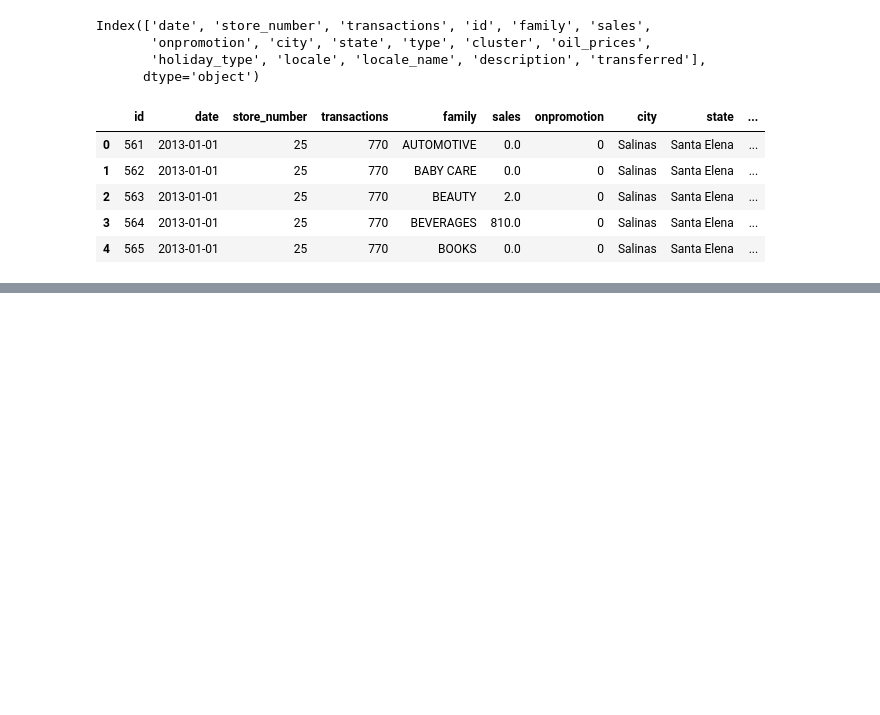
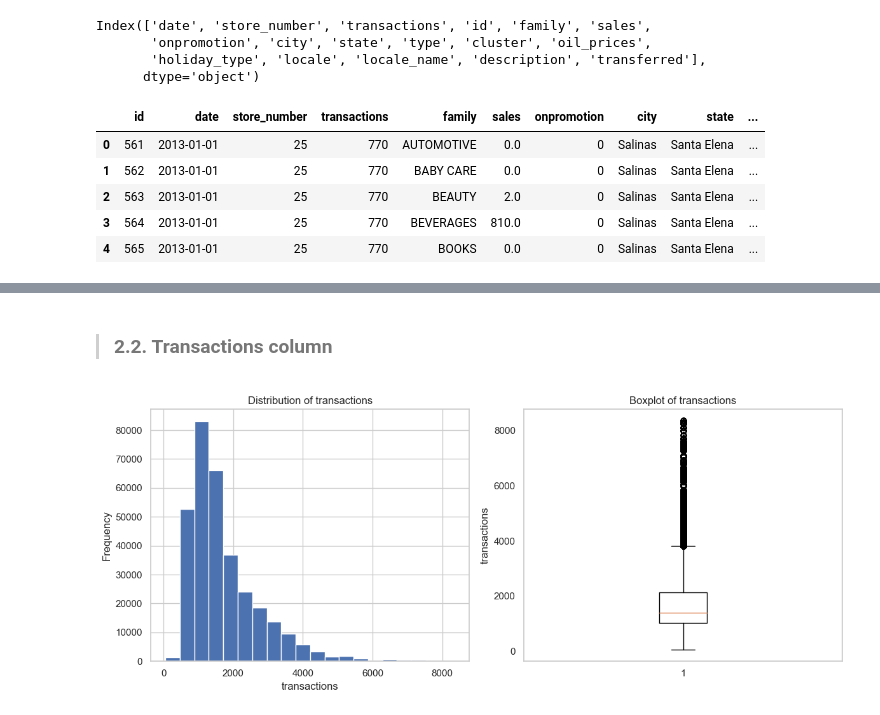
Before and after one commit to aaronayitey/LP3-Time-Series-Analysis, a Jupyter notebook: code.ipynb, the cells around one changed output, grey strips where cells are left out. Drawn from its saved outputs; the diff is of its cells as text; code cells hidden in the pictures; blank space fills up the shorter version.

```diff
--- a/code.ipynb
+++ b/code.ipynb
@@ -223,0 +336,27 @@ salesdata.head()
+# %% [markdown]
+>### **2.2. Transactions column**
+# %%
+# Create a figure and two subplots side by side
+fig, (ax1, ax2) = plt.subplots(1, 2, figsize=(12, 5))
+
+# Plot the histogram on the first subplot (ax1)
+ax1.hist(salesdata['transactions'], bins=20)
+ax1.set_xlabel('transactions')
+ax1.set_ylabel('Frequency')
+ax1.set_title('Distribution of transactions')
+plt.grid(False)
+
+
+# Plot the boxplot on the second subplot (ax2)
+ax2.boxplot(salesdata['transactions'])
+ax2.set_ylabel('transactions')
+ax2.set_title('Boxplot of transactions')
+
+# Adjust layout to avoid overlapping labels
+plt.tight_layout()
+
+# Show the plots
+plt.grid(False)
+plt.show()
+# %% [output]
+[figure, added]
```
Also changed, not shown: parts of 54 cells of this notebook.
